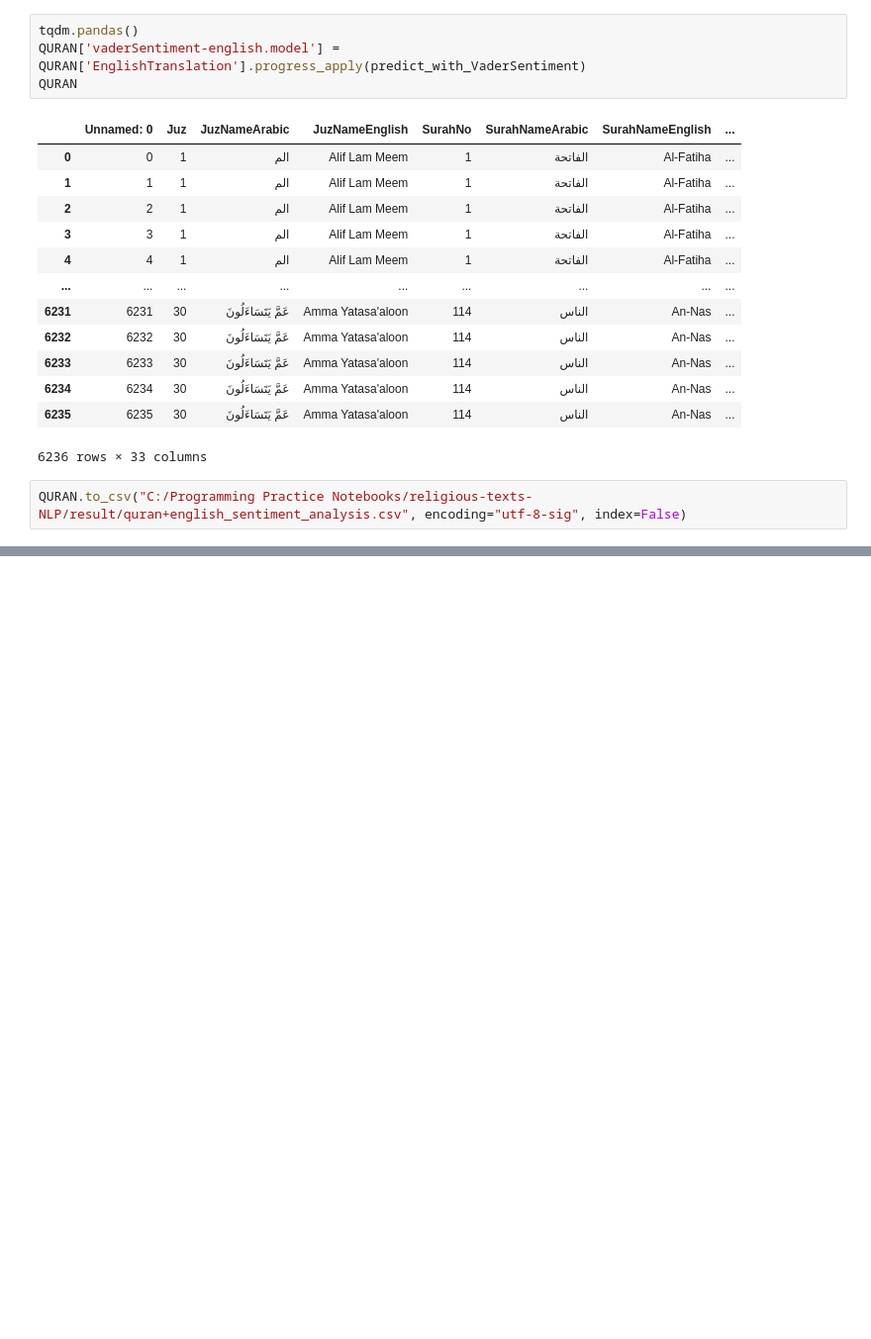
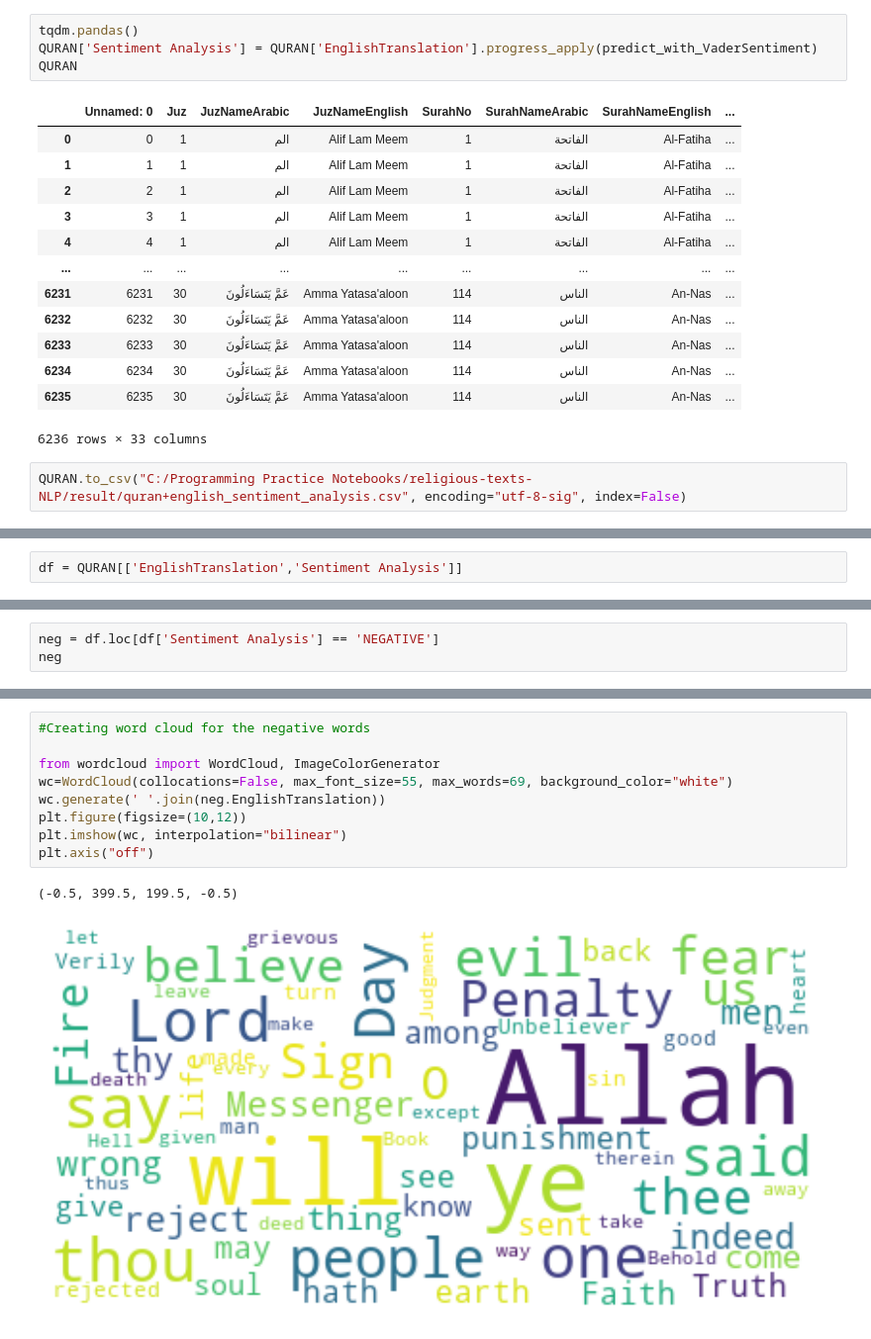
Before and after one commit to mattummal/religious-texts-NLP, a Jupyter notebook: quran.ipynb, the cells around one changed output, grey strips where cells are left out. Shown at 99% size. Drawn from its saved outputs; the diff is of its cells as text; blank space fills up the shorter version.

Commit message:
word cloud added

```diff
--- a/quran.ipynb
+++ b/quran.ipynb
@@ -62,7 +62,7 @@ predict_with_VaderSentiment(text)
 'NEGATIVE'
 # %%
 tqdm.pandas()
-QURAN['vaderSentiment-english.model'] = QURAN['EnglishTranslation'].progress_apply(predict_with_VaderSentiment)
+QURAN['Sentiment Analysis'] = QURAN['EnglishTranslation'].progress_apply(predict_with_VaderSentiment)
 QURAN
 # %% [output]
 |  | Unnamed: 0 | Juz | JuzNameArabic | JuzNameEnglish | SurahNo | SurahNameArabic | SurahNameEnglish | ... |
@@ -82,0 +90,2 @@ QURAN.to_csv("C:/Programming Practice Notebooks/religious-texts-NLP/result/quran
+# %%
+df = QURAN[['EnglishTranslation','Sentiment Analysis']]
@@ -82,0 +94,3 @@ QURAN.to_csv("C:/Programming Practice Notebooks/religious-texts-NLP/result/quran
+# %%
+neg = df.loc[df['Sentiment Analysis'] == 'NEGATIVE']
+neg
@@ -82,0 +111,12 @@ QURAN.to_csv("C:/Programming Practice Notebooks/religious-texts-NLP/result/quran
+# %%
+#Creating word cloud for the negative words
+
+from wordcloud import WordCloud, ImageColorGenerator
+wc=WordCloud(collocations=False, max_font_size=55, max_words=69, background_color="white")
+wc.generate(' '.join(neg.EnglishTranslation))
+plt.figure(figsize=(10,12))
+plt.imshow(wc, interpolation="bilinear")
+plt.axis("off")
+# %% [output]
+(-0.5, 399.5, 199.5, -0.5)
+[figure, added]
```
Also changed, not shown: parts of 6 cells of this notebook, 1 other file.
